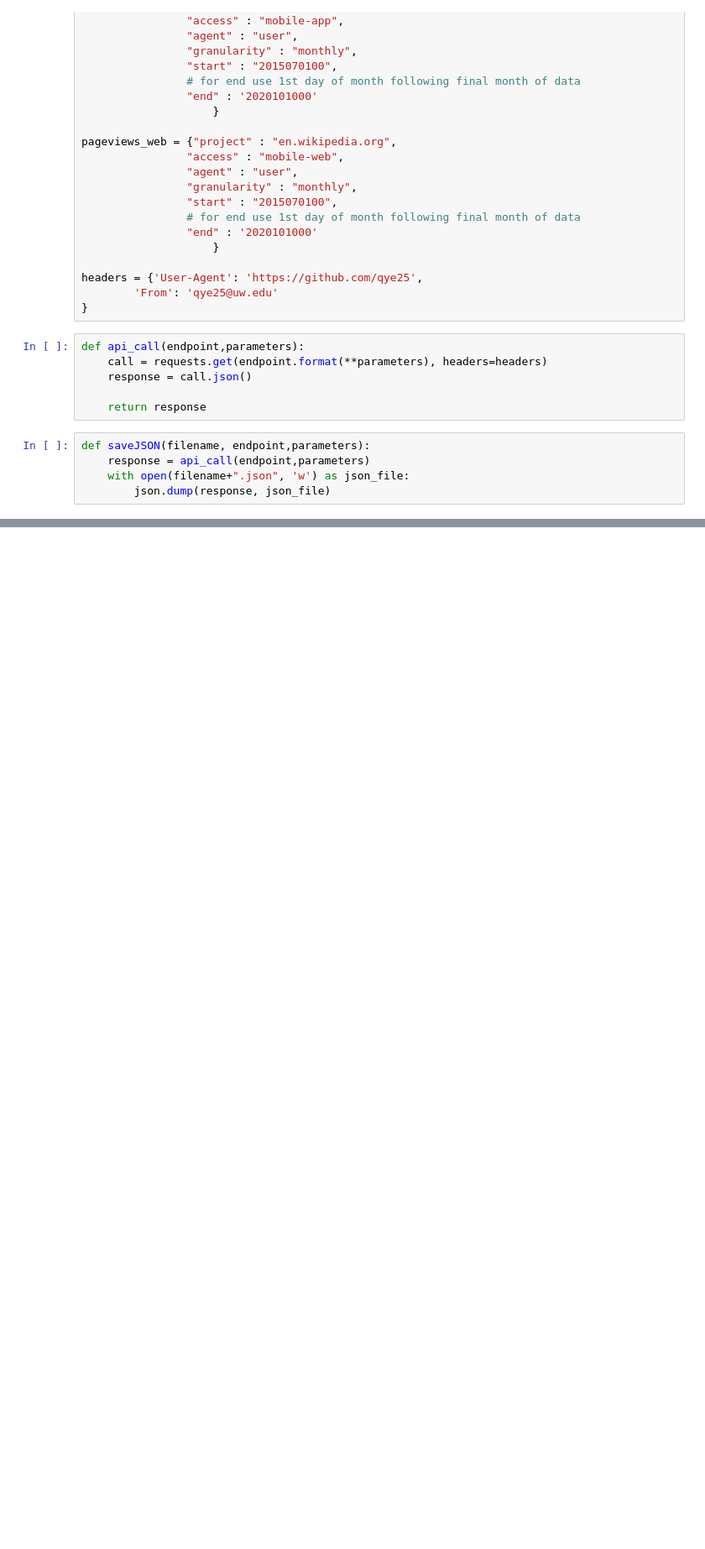
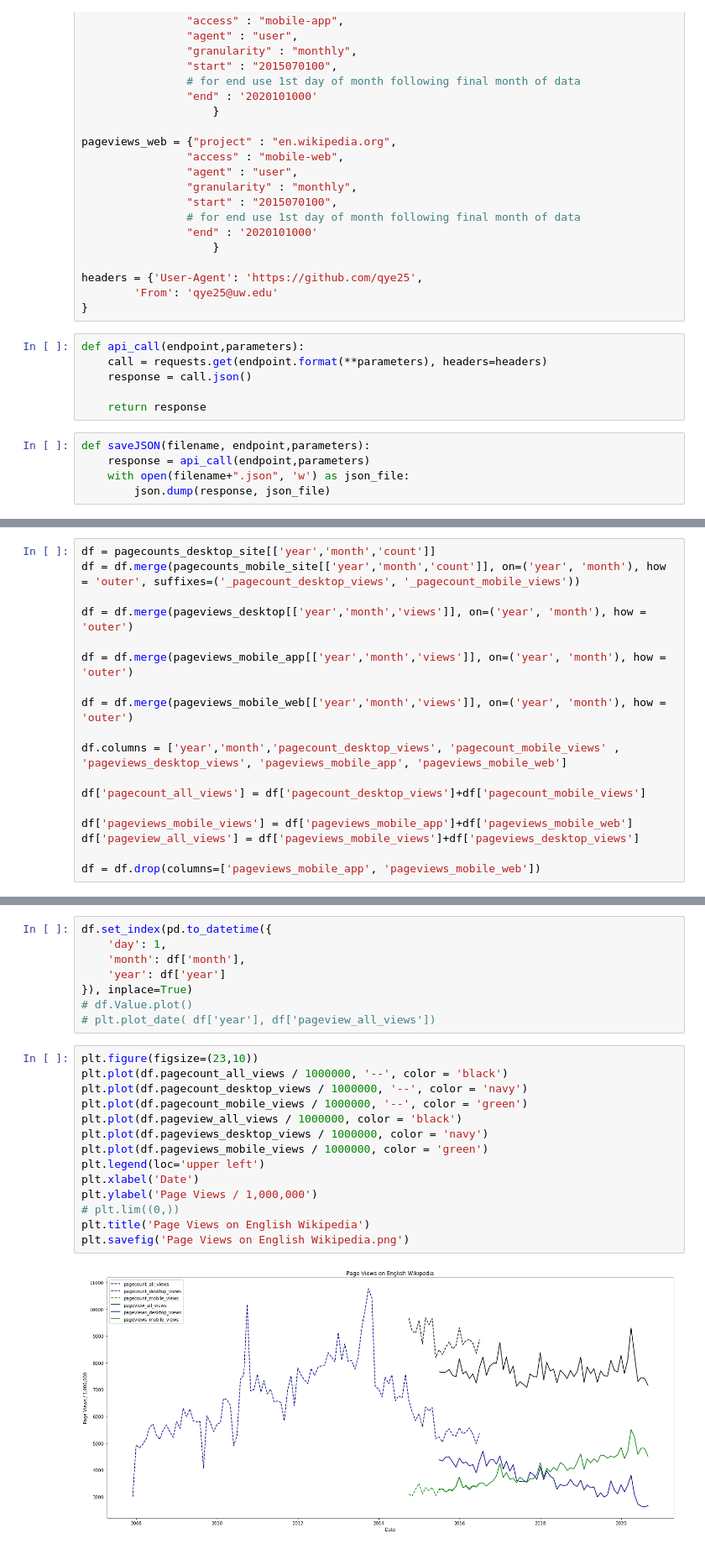
Before and after one commit to qye25/data-512, a Jupyter notebook: data-512-a1/data-512-a1.ipynb, the cells around one changed output, grey strips where cells are left out. Shown at 84% size. Saved outputs shown, nothing was run; the diff lists cells and outputs as text; blank space fills up the shorter version.

```diff
--- a/data-512-a1/data-512-a1.ipynb
+++ b/data-512-a1/data-512-a1.ipynb
@@ -72,0 +101,18 @@ saveJSON("pageviews_mobile-web_201507-202009",endpoint_pageviews, pageviews_web)
+# %%
+df = pagecounts_desktop_site[['year','month','count']]
+df = df.merge(pagecounts_mobile_site[['year','month','count']], on=('year', 'month'), how = 'outer', suffixes=('_pagecount_desktop_views', '_pagecount_mobile_views'))
+
+df = df.merge(pageviews_desktop[['year','month','views']], on=('year', 'month'), how = 'outer')
+
+df = df.merge(pageviews_mobile_app[['year','month','views']], on=('year', 'month'), how = 'outer')
+
+df = df.merge(pageviews_mobile_web[['year','month','views']], on=('year', 'month'), how = 'outer')
+
+df.columns = ['year','month','pagecount_desktop_views', 'pagecount_mobile_views' , 'pageviews_desktop_views', 'pageviews_mobile_app', 'pageviews_mobile_web']
+
+df['pagecount_all_views'] = df['pagecount_desktop_views']+df['pagecount_mobile_views']
+
+df['pageviews_mobile_views'] = df['pageviews_mobile_app']+df['pageviews_mobile_web']
+df['pageview_all_views'] = df['pageviews_mobile_views']+df['pageviews_desktop_views']
+
+df = df.drop(columns=['pageviews_mobile_app', 'pageviews_mobile_web'])
@@ -72,0 +141,24 @@ saveJSON("pageviews_mobile-web_201507-202009",endpoint_pageviews, pageviews_web)
+# %%
+df.set_index(pd.to_datetime({
+    'day': 1,
+    'month': df['month'],
+    'year': df['year']
+}), inplace=True)
+# df.Value.plot()
+# plt.plot_date( df['year'], df['pageview_all_views'])
+# %%
+plt.figure(figsize=(23,10))
+plt.plot(df.pagecount_all_views / 1000000, '--', color = 'black')
+plt.plot(df.pagecount_desktop_views / 1000000, '--', color = 'navy')
+plt.plot(df.pagecount_mobile_views / 1000000, '--', color = 'green')
+plt.plot(df.pageview_all_views / 1000000, color = 'black')
+plt.plot(df.pageviews_desktop_views / 1000000, color = 'navy')
+plt.plot(df.pageviews_mobile_views / 1000000, color = 'green')
+plt.legend(loc='upper left')
+plt.xlabel('Date')
+plt.ylabel('Page Views / 1,000,000')
+# plt.lim((0,))
+plt.title('Page Views on English Wikipedia')
+plt.savefig('Page Views on English Wikipedia.png')
+# %% [output]
+[figure, added]
```
Also changed, not shown: parts of 6 cells of this notebook, 2 other files.
